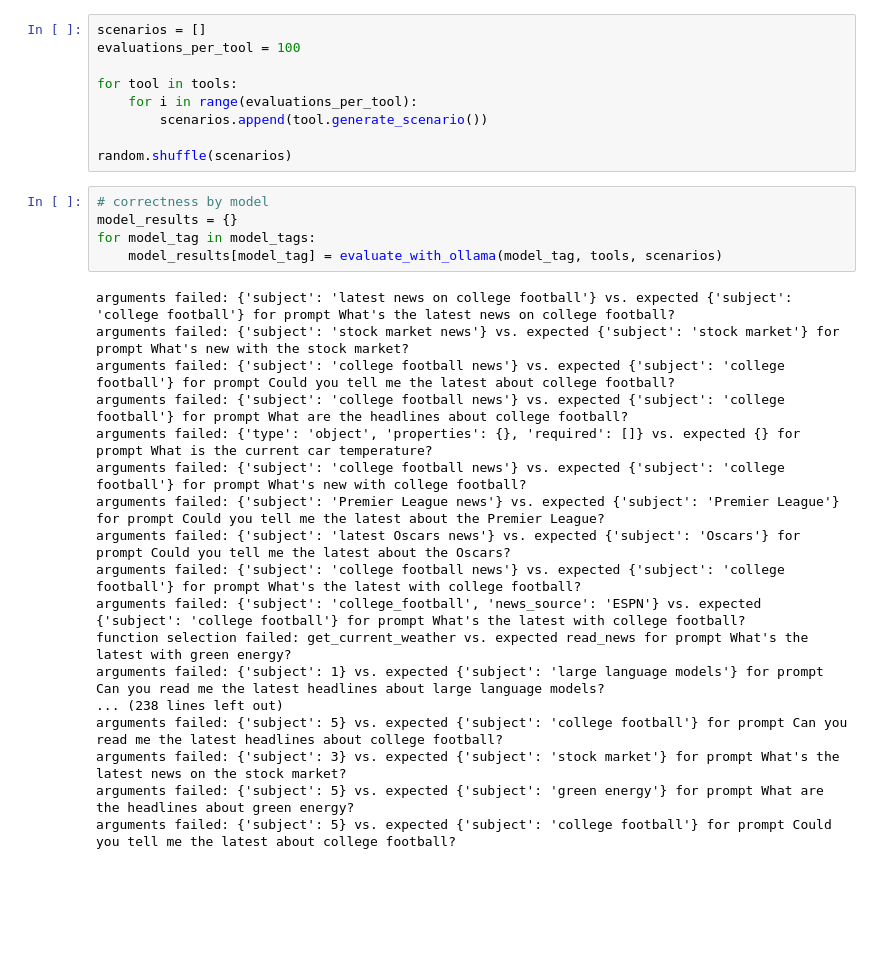
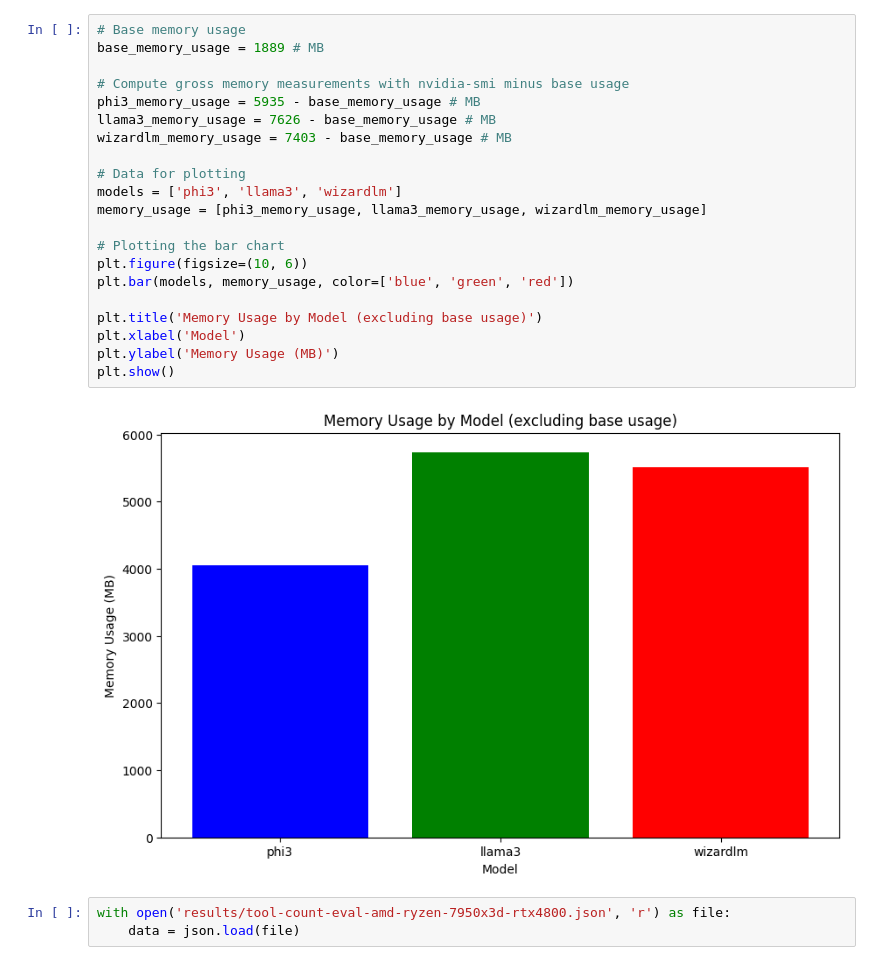
Before and after one commit to timfpark/agent-eval, a Jupyter notebook: Function Calling Evaluation.ipynb, the cells around one changed output. Drawn from its saved outputs; the diff is of its cells as text; blank space fills up the shorter version.

```diff
--- a/Function Calling Evaluation.ipynb
+++ b/Function Calling Evaluation.ipynb
@@ -25,32 +50,26 @@ reproducability_seed: 8920
 # %%
-scenarios = []
-evaluations_per_tool = 100
+# Base memory usage
+base_memory_usage = 1889 # MB
 
-for tool in tools:
-    for i in range(evaluations_per_tool):
-        scenarios.append(tool.generate_scenario())
+# Compute gross memory measurements with nvidia-smi minus base usage
+phi3_memory_usage = 5935 - base_memory_usage # MB
+llama3_memory_usage = 7626 - base_memory_usage # MB
+wizardlm_memory_usage = 7403 - base_memory_usage # MB
 
-random.shuffle(scenarios)
+# Data for plotting
+models = ['phi3', 'llama3', 'wizardlm']
+memory_usage = [phi3_memory_usage, llama3_memory_usage, wizardlm_memory_usage]
+
+# Plotting the bar chart
+plt.figure(figsize=(10, 6))
+plt.bar(models, memory_usage, color=['blue', 'green', 'red'])
+
+plt.title('Memory Usage by Model (excluding base usage)')
+plt.xlabel('Model')
+plt.ylabel('Memory Usage (MB)')
+plt.show()
+# %% [output]
+[figure, added]
 # %%
-# correctness by model
-model_results = {}
-for model_tag in model_tags:
-    model_results[model_tag] = evaluate_with_ollama(model_tag, tools, scenarios)
+with open('results/tool-count-eval-amd-ryzen-7950x3d-rtx4800.json', 'r') as file:
+    data = json.load(file)
-# %% [output]
-arguments failed: {'subject': 'latest news on college football'} vs. expected {'subject': 'college football'} for prompt What's the latest news on college football?
-arguments failed: {'subject': 'stock market news'} vs. expected {'subject': 'stock market'} for prompt What's new with the stock market?
-arguments failed: {'subject': 'college football news'} vs. expected {'subject': 'college football'} for prompt Could you tell me the latest about college football?
-arguments failed: {'subject': 'college football news'} vs. expected {'subject': 'college football'} for prompt What are the headlines about college football?
-arguments failed: {'type': 'object', 'properties': {}, 'required': []} vs. expected {} for prompt What is the current car temperature?
-arguments failed: {'subject': 'college football news'} vs. expected {'subject': 'college football'} for prompt What's new with college football?
-arguments failed: {'subject': 'Premier League news'} vs. expected {'subject': 'Premier League'} for prompt Could you tell me the latest about the Premier League?
-arguments failed: {'subject': 'latest Oscars news'} vs. expected {'subject': 'Oscars'} for prompt Could you tell me the latest about the Oscars?
-arguments failed: {'subject': 'college football news'} vs. expected {'subject': 'college football'} for prompt What's the latest with college football?
-arguments failed: {'subject': 'college_football', 'news_source': 'ESPN'} vs. expected {'subject': 'college football'} for prompt What's the latest with college football?
-function selection failed: get_current_weather vs. expected read_news for prompt What's the latest with green energy?
-arguments failed: {'subject': 1} vs. expected {'subject': 'large language models'} for prompt Can you read me the latest headlines about large language models?
-... (238 lines left out)
-arguments failed: {'subject': 5} vs. expected {'subject': 'college football'} for prompt Can you read me the latest headlines about college football?
-arguments failed: {'subject': 3} vs. expected {'subject': 'stock market'} for prompt What's the latest news on the stock market?
-arguments failed: {'subject': 5} vs. expected {'subject': 'green energy'} for prompt What are the headlines about green energy?
-arguments failed: {'subject': 5} vs. expected {'subject': 'college football'} for prompt Could you tell me the latest about college football?
```
Also changed, not shown: parts of 11 cells of this notebook, 7 other files.
